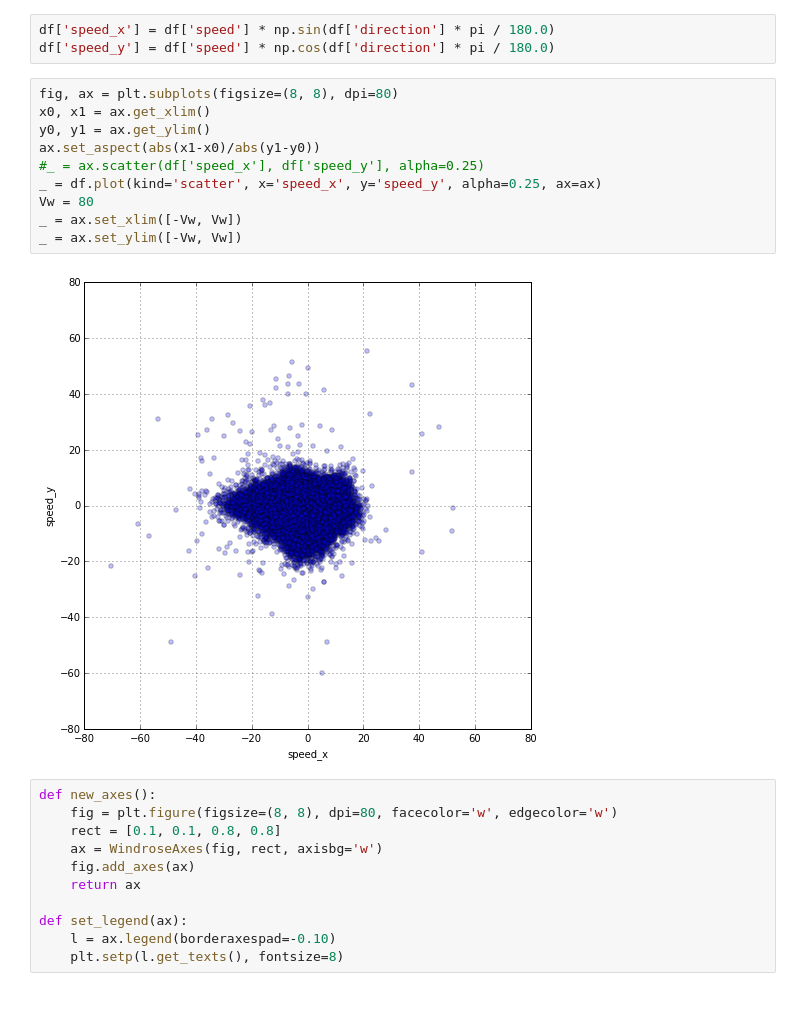
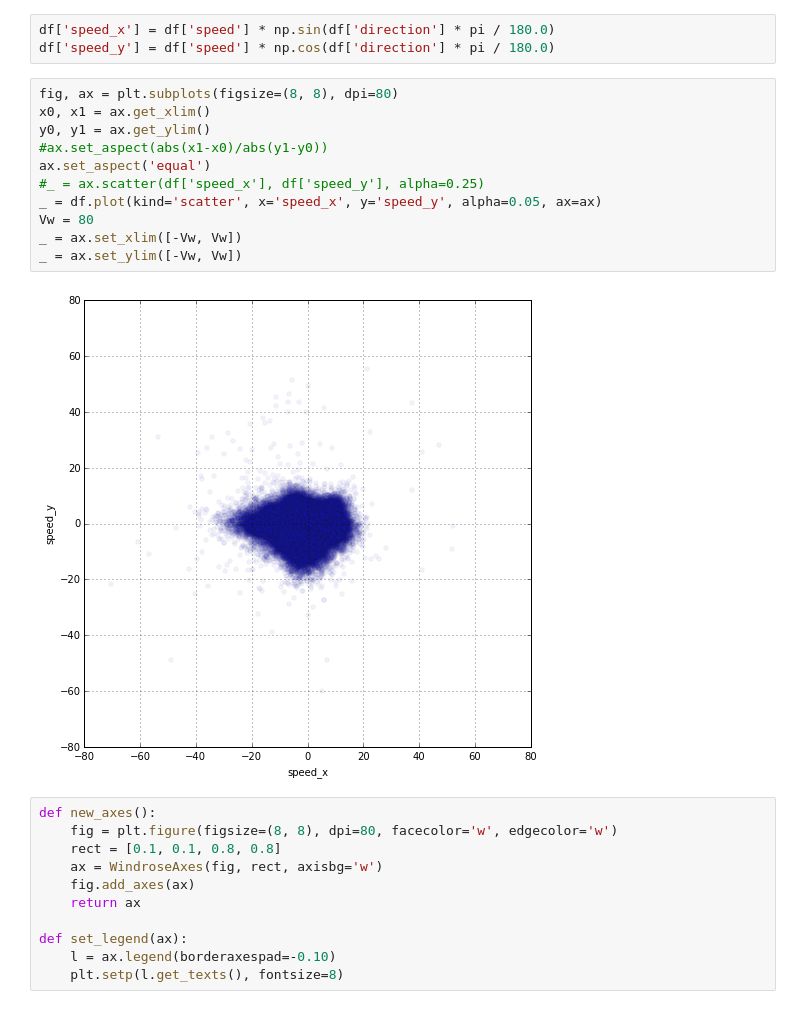
Before and after one commit to python-windrose/windrose, a Jupyter notebook: windrose_sample_poitiers_csv.ipynb, the cells around one changed output. Cells and saved outputs as stored; diff of their text form.

```diff
--- a/windrose_sample_poitiers_csv.ipynb
+++ b/windrose_sample_poitiers_csv.ipynb
@@ -39,15 +39,16 @@ df['speed_y'] = df['speed'] * np.cos(df['direction'] * pi / 180.0)
 # %%
 fig, ax = plt.subplots(figsize=(8, 8), dpi=80)
 x0, x1 = ax.get_xlim()
 y0, y1 = ax.get_ylim()
-ax.set_aspect(abs(x1-x0)/abs(y1-y0))
+#ax.set_aspect(abs(x1-x0)/abs(y1-y0))
+ax.set_aspect('equal')
 #_ = ax.scatter(df['speed_x'], df['speed_y'], alpha=0.25)
-_ = df.plot(kind='scatter', x='speed_x', y='speed_y', alpha=0.25, ax=ax)
+_ = df.plot(kind='scatter', x='speed_x', y='speed_y', alpha=0.05, ax=ax)
 Vw = 80
 _ = ax.set_xlim([-Vw, Vw])
 _ = ax.set_ylim([-Vw, Vw])
 # %% [output]
-[figure, old version]
+[figure, new version]
 # %%
 def new_axes():
     fig = plt.figure(figsize=(8, 8), dpi=80, facecolor='w', edgecolor='w')
```
Also changed, not shown: parts of 8 cells of this notebook, 6 other files.
